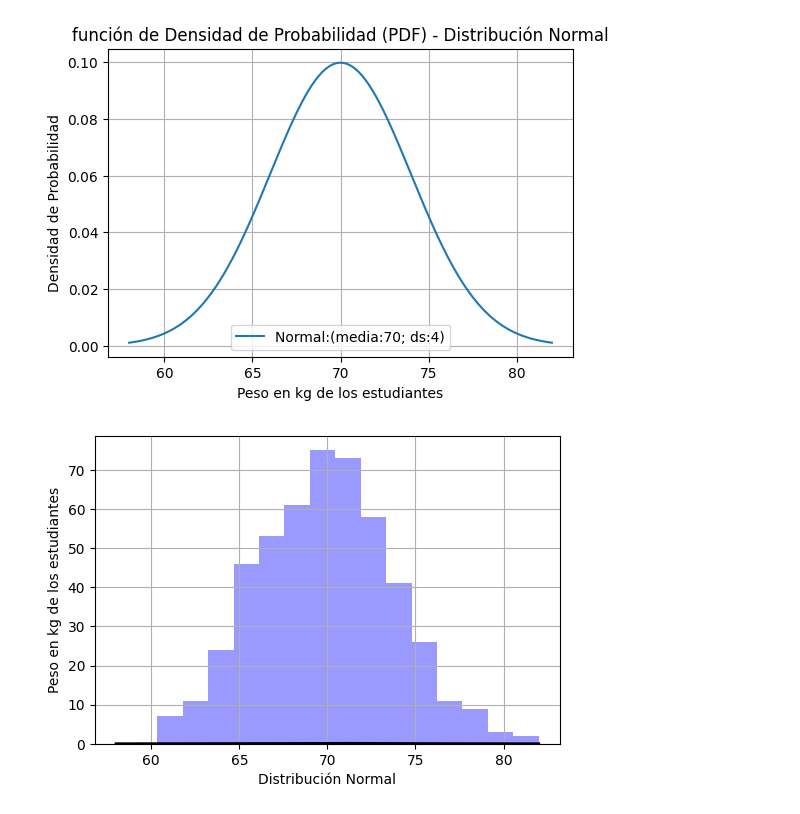
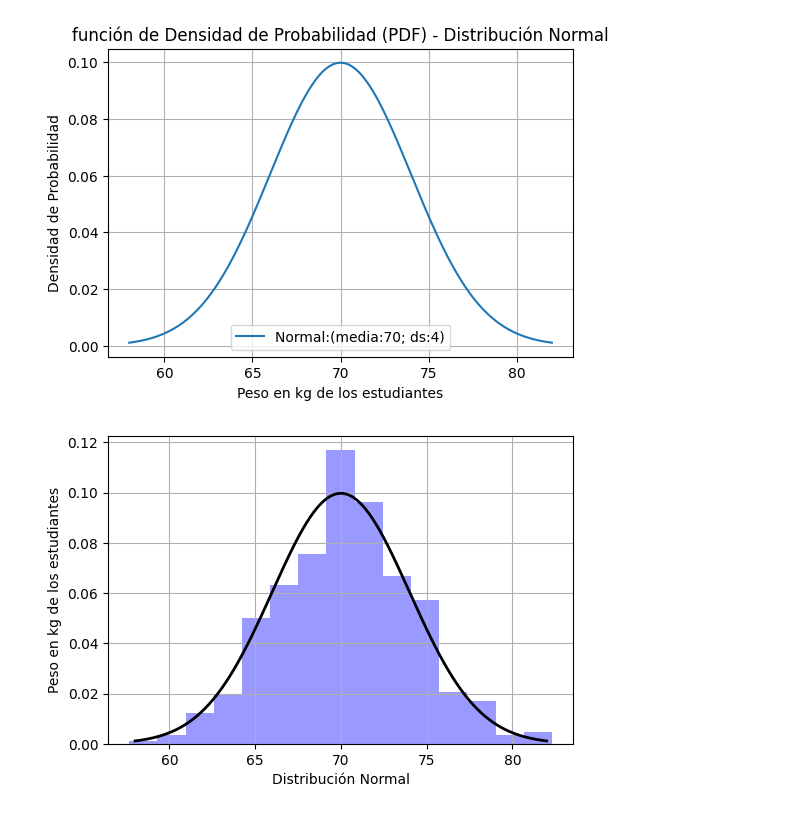
Before and after one commit to 25041001-cloud/Probabilidad, a Jupyter notebook: Unidad4/Practica_1.ipynb, the cells around one changed output. Cells and saved outputs as stored; diff of their text form; code cells hidden in the pictures.

```diff
--- a/Unidad4/Practica_1.ipynb
+++ b/Unidad4/Practica_1.ipynb
@@ -86,11 +86,11 @@ plt.show()
 # %%
 #Graficar histograma
 plt.figure(figsize=(6, 4))
-plt.hist(datos,bins=15,alpha=0.4,color='b')
+plt.hist(datos,bins=15,alpha=0.4,density=0.4,color='b')
 plt.plot(x,pdf,'k',linewidth=2)
 plt.xlabel('Distribución Normal')
 plt.ylabel('Peso en kg de los estudiantes')
 plt.grid(True)
 plt.show()
 # %% [output]
-[figure, old version]
+[figure, new version]
```
Also changed, not shown: parts of 2 cells of this notebook.
